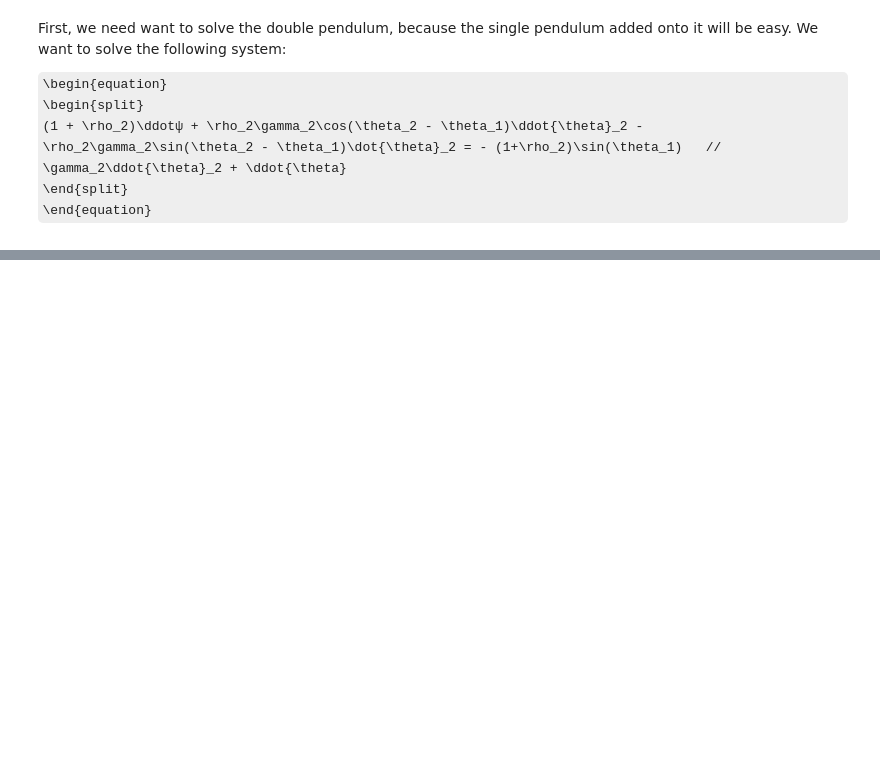
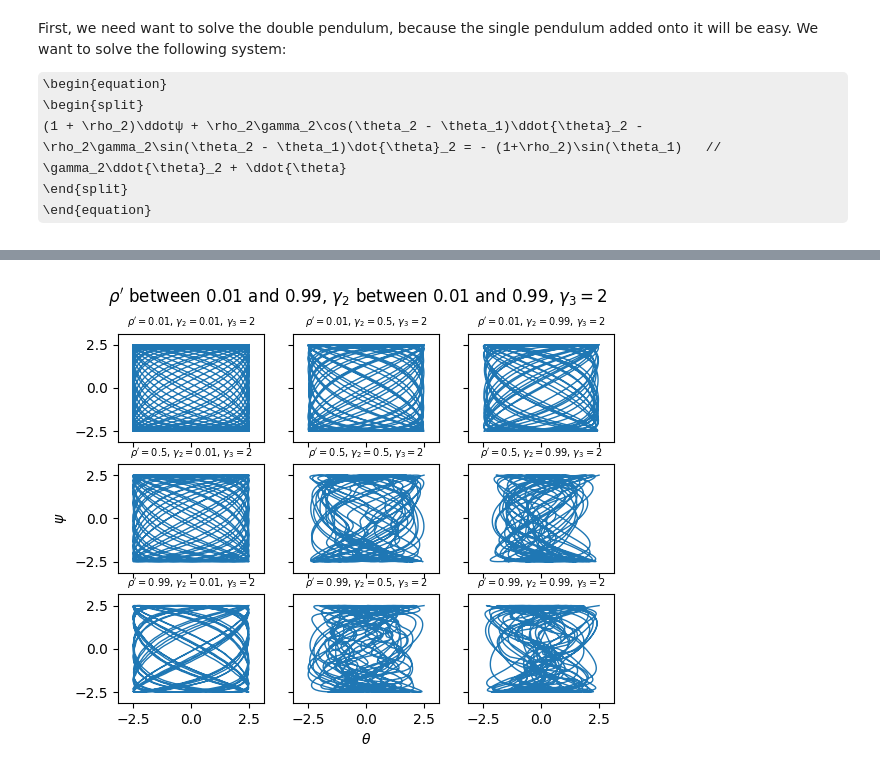
Before and after one commit to Will-Kincaid/TheoMechCompProject, a Jupyter notebook: The One True Python Notebook!.ipynb, the cells around one changed output, grey strips where cells are left out. Drawn from its saved outputs; the diff is of its cells as text; code cells hidden in the pictures; some formulas as TeX source; blank space fills up the shorter version.

```diff
--- a/The One True Python Notebook!.ipynb
+++ b/The One True Python Notebook!.ipynb
@@ -151,32 +194,0 @@ def harmAni(wsols, bounds=[[-np.pi, np.pi],[-np.pi, np.pi]], title=""):
-# %%
-def parseParams(Params):
-    return r"$\rho^\prime=$"+str(Params[0])+r", $\gamma_2=$"+str(Params[1])+r", $\gamma_3=$"+str(Params[2])
-
-def gridHarmPlots(ICs=[0.75,0,0,0,1,0], Params=[0,1,1],
-                  varVals={"p2":[0,0.05,0.1], "g2":[0.5,1,1.5]},
-                  bounds=[[-np.pi, np.pi],[-np.pi, np.pi]],
-                  title=r"Various $\rho^\prime$, $\gamma_2$ values",
-                  stoptime=100.0, numpoints=1000):
-    fig, ax = plt.subplots(3,3, sharex="all",sharey="all")
-    for graphx in range(3):
-        for graphy in range(3):
-            Params[0]=varVals["p2"][graphx]
-            Params[1]=varVals["g2"][graphy]
-
-            wsol,*tx = sim(ICs, Params, stoptime=stoptime, numpoints = numpoints)
-            θ = wsol[:,0]
-            ψ = wsol[:,4]
-
-            ax[graphx][graphy].set(xlim=bounds[0], ylim=bounds[1])
-            ax[graphx][graphy].set_title(parseParams(Params),fontsize=7)
-            ax[graphx][graphy].plot(θ,ψ)
-
-
-    ax[2][1].set(xlabel=r'$θ$')
-    ax[1][0].set(ylabel=r'$ψ$')
-
-    fig.suptitle(title)
-
-    return fig, ax
-
-gridHarmPlots(bounds=[[-1,1],[-1.2,1.2]]);
@@ -208,3 +199,9 @@ f,a=plt.subplots(3,3)
+# %%
+gridHarmPlots(ICs=[2.5,0,0,0,2.5,0], Params=[-1,-1,2],
+             varVals={"p2":[0.01,0.5,0.99], "g2":[0.01,0.5,0.99]},
+             stoptime=300);
+# %% [output]
+[figure, added]
 # %%
 plt.close("all")
 # %%
```
Also changed, not shown: parts of 5 cells of this notebook, 2 other files.
